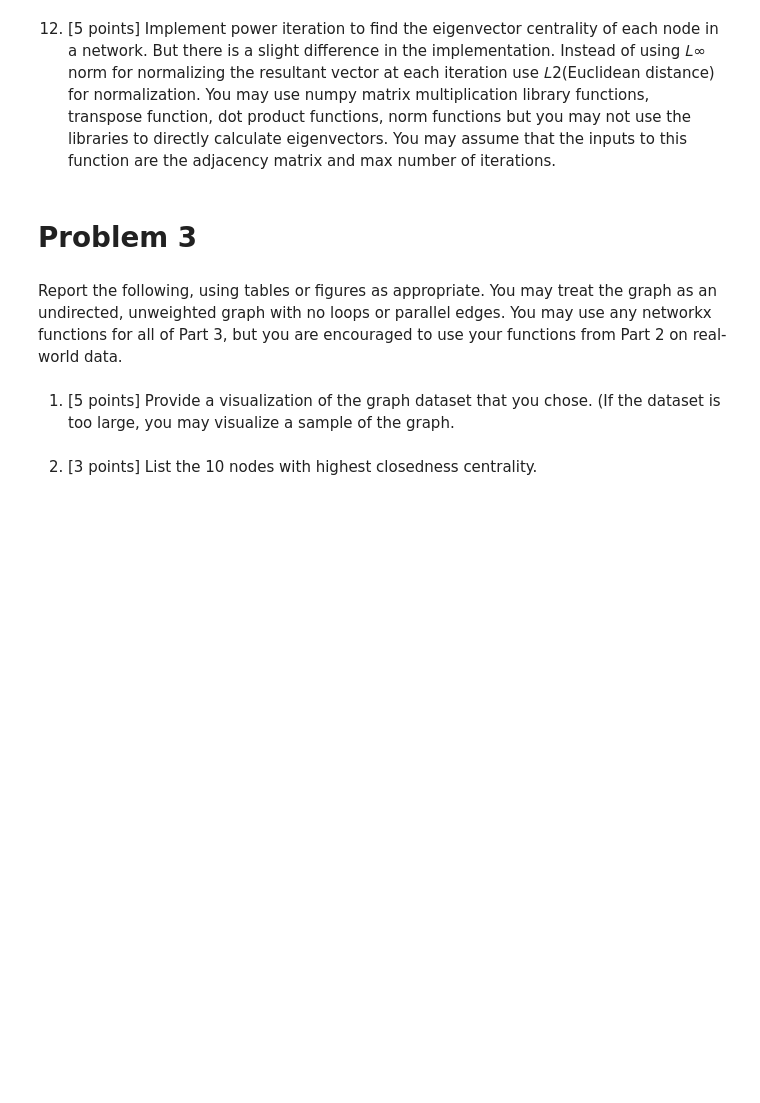
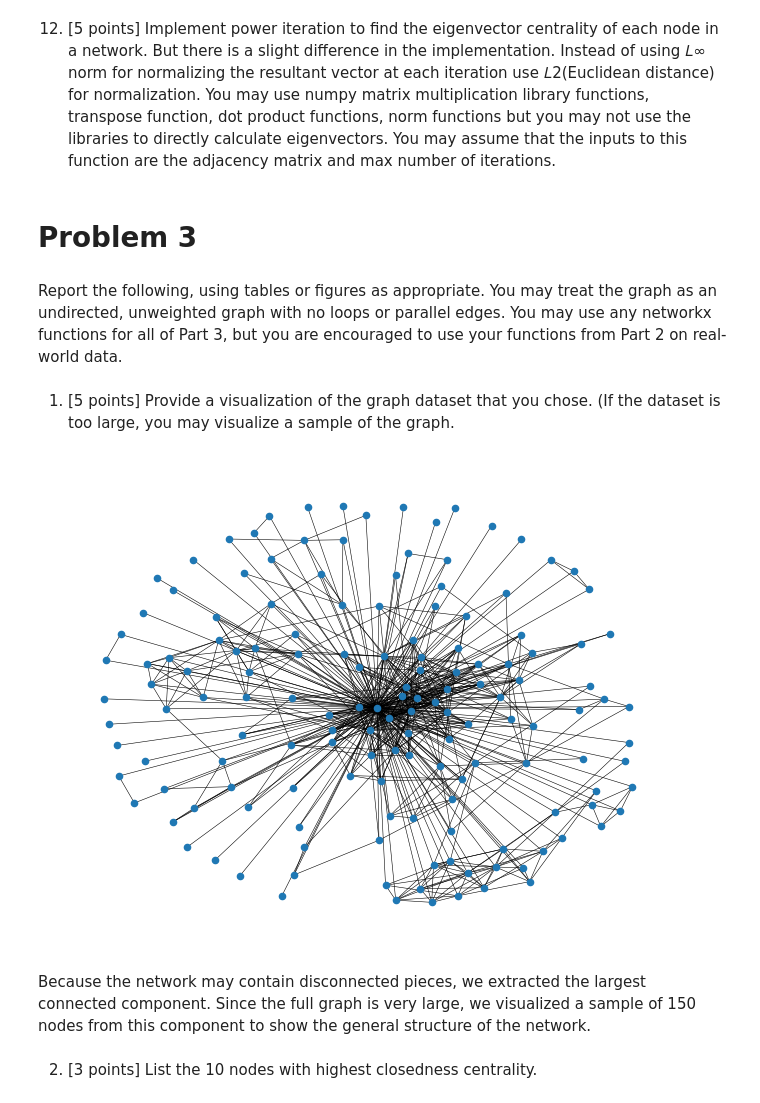
Before and after one commit to ArkhamTitan/CSCI_347-Mini-Projects-Group_17, a Jupyter notebook: Project 2/mini_project_02.ipynb, the cells around one changed output. Drawn from its saved outputs; the diff is of its cells as text; code cells hidden in the pictures; blank space fills up the shorter version.

```diff
--- a/Project 2/mini_project_02.ipynb
+++ b/Project 2/mini_project_02.ipynb
@@ -404,5 +404,21 @@ but you are encouraged to use your functions from Part 2 on real-world data.
 # %% [markdown]
 1. [5 points] Provide a visualization of the graph dataset that you chose. (If the dataset is too large, you
 may visualize a sample of the graph.
+# %%
+import networkx as nx
+
+G = nx.read_edgelist("facebook_combined.txt")
+
+largest_cc = max(nx.connected_components(G), key=len)
+G_lcc = G.subgraph(largest_cc).copy()
+
+sample_nodes = list(G_lcc.nodes())[:150]
+G_sample = G_lcc.subgraph(sample_nodes)
+
+nx.draw(G_sample, node_size=20, width=0.4, with_labels=False)
+# %% [output]
+[figure, added]
+# %% [markdown]
+Because the network may contain disconnected pieces, we extracted the largest connected component. Since the full graph is very large, we visualized a sample of 150 nodes from this component to show the general structure of the network.
 # %% [markdown]
 2. [3 points] List the 10 nodes with highest closedness centrality.
```
Also changed, not shown: parts of 8 cells of this notebook.
